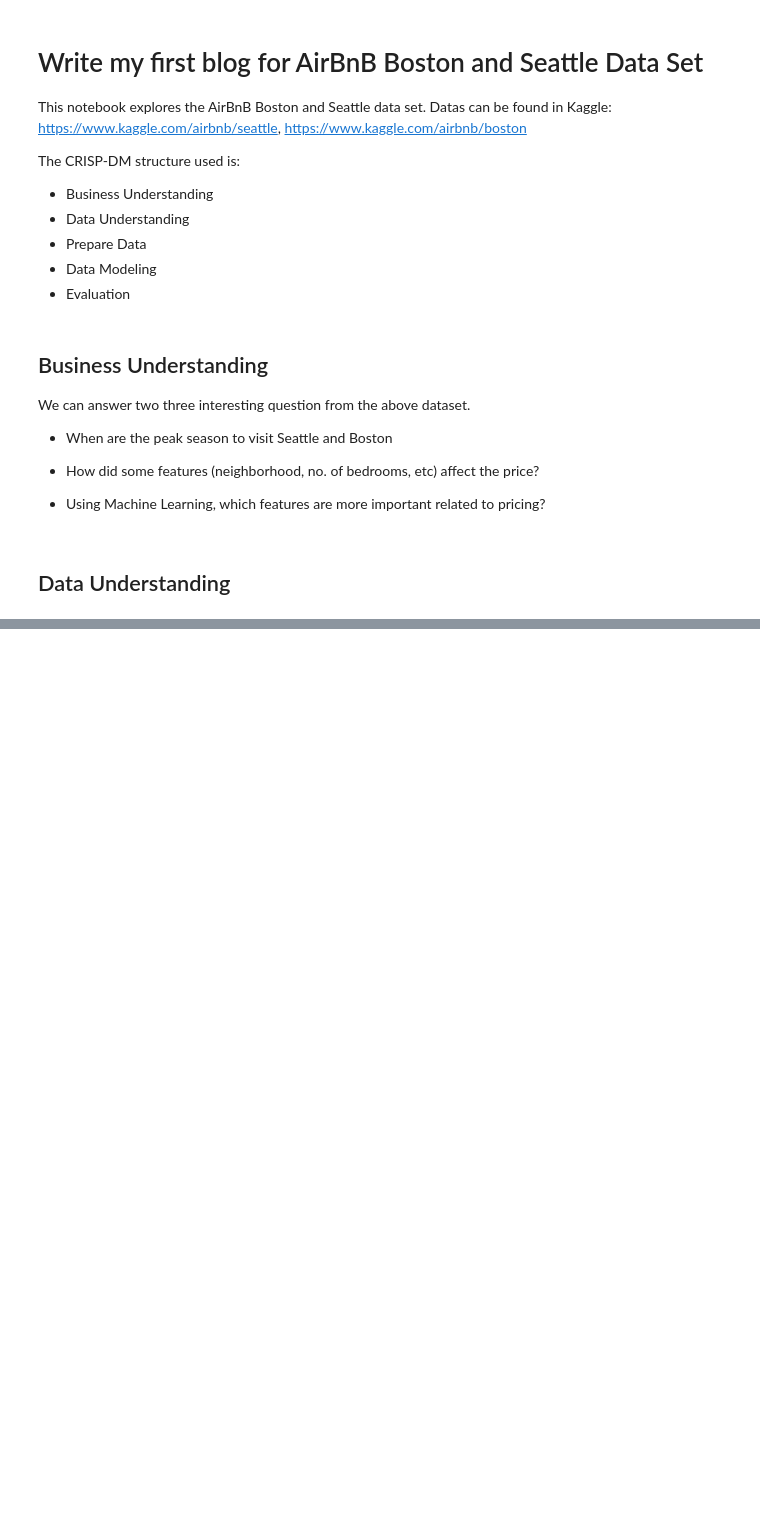
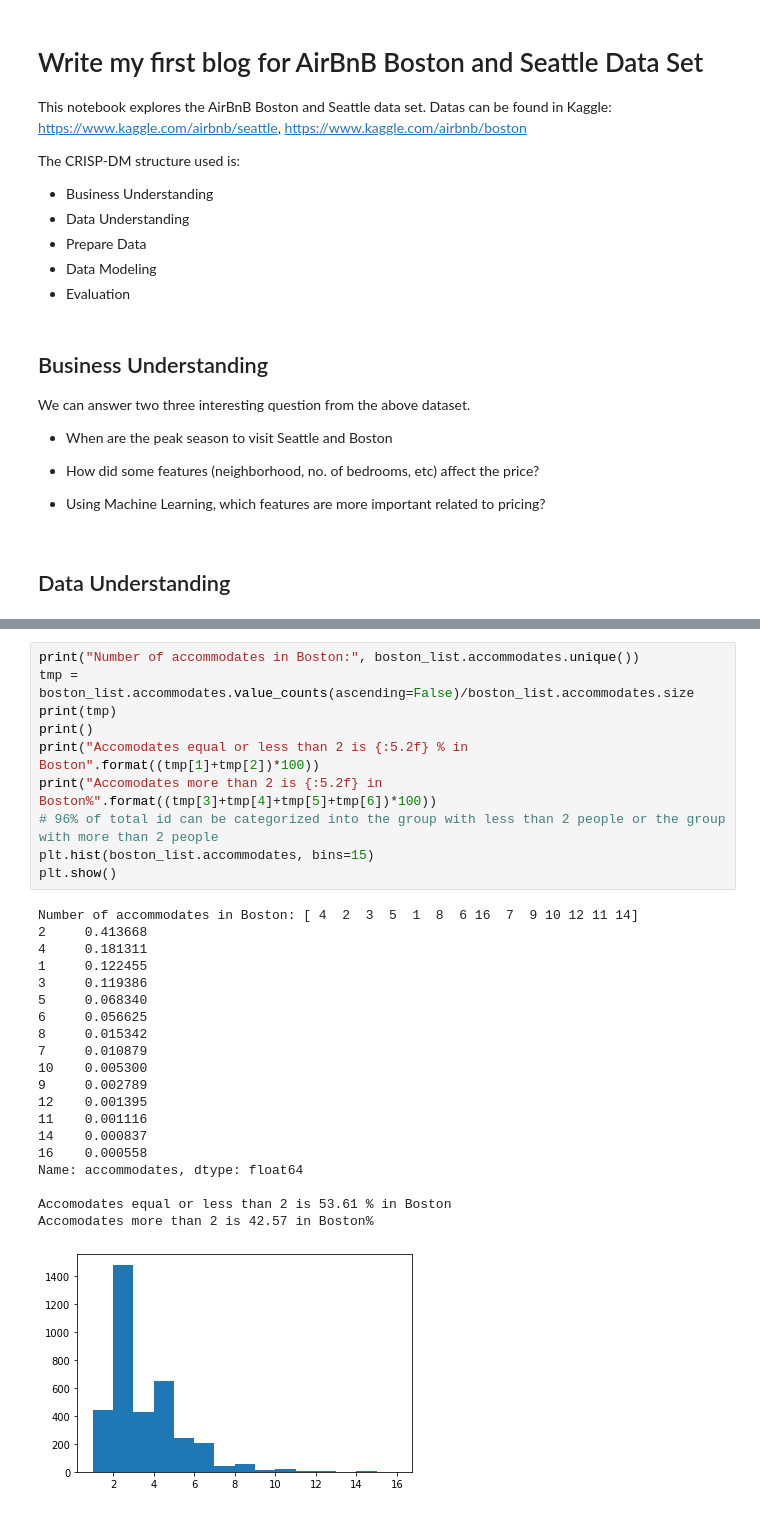
Before and after one commit to mamadcamzis/BostonSeatle, a Jupyter notebook: boston_seattle_blog.ipynb, the cells around one changed output, grey strips where cells are left out. Drawn from its saved outputs; the diff is of its cells as text; blank space fills up the shorter version.

```diff
--- a/boston_seattle_blog.ipynb
+++ b/boston_seattle_blog.ipynb
@@ -41,0 +293,31 @@ boston
+# %%
+print("Number of accommodates in Boston:", boston_list.accommodates.unique())
+tmp =  boston_list.accommodates.value_counts(ascending=False)/boston_list.accommodates.size
+print(tmp)
+print()
+print("Accomodates equal or less than 2 is {:5.2f} % in Boston".format((tmp[1]+tmp[2])*100))
+print("Accomodates more than 2 is {:5.2f} in Boston%".format((tmp[3]+tmp[4]+tmp[5]+tmp[6])*100))
+# 96% of total id can be categorized into the group with less than 2 people or the group with more than 2 people
+plt.hist(boston_list.accommodates, bins=15)
+plt.show()
+# %% [output]
+Number of accommodates in Boston: [ 4  2  3  5  1  8  6 16  7  9 10 12 11 14]
+2     0.413668
+4     0.181311
+1     0.122455
+3     0.119386
+5     0.068340
+6     0.056625
+8     0.015342
+7     0.010879
+10    0.005300
+9     0.002789
+12    0.001395
+11    0.001116
+14    0.000837
+16    0.000558
+Name: accommodates, dtype: float64
+
+Accomodates equal or less than 2 is 53.61 % in Boston
+Accomodates more than 2 is 42.57 in Boston%
+[figure, added]
```
Also changed, not shown: parts of 34 cells of this notebook.
